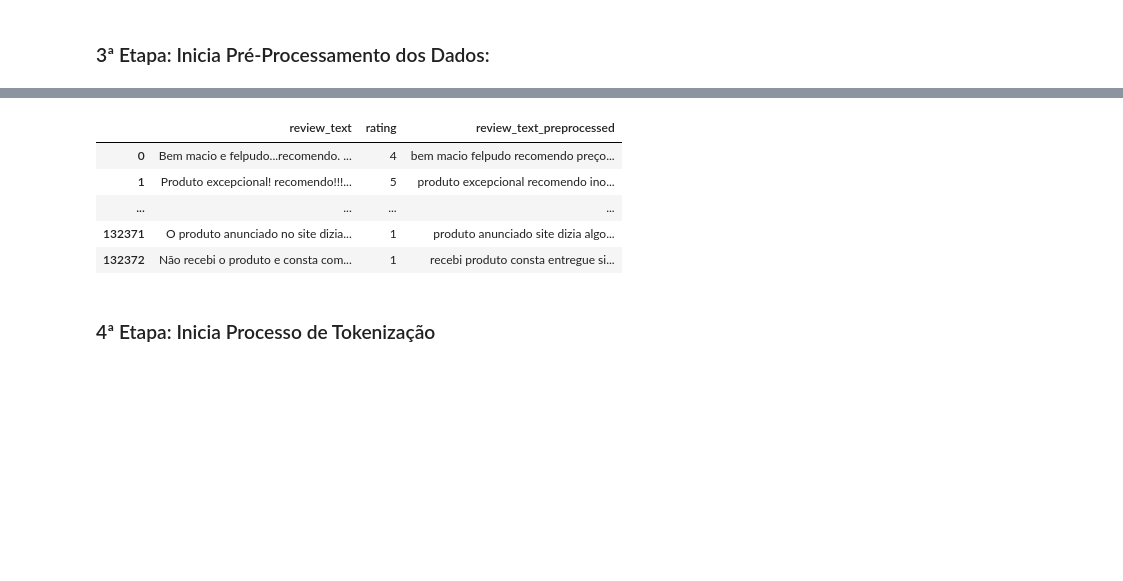
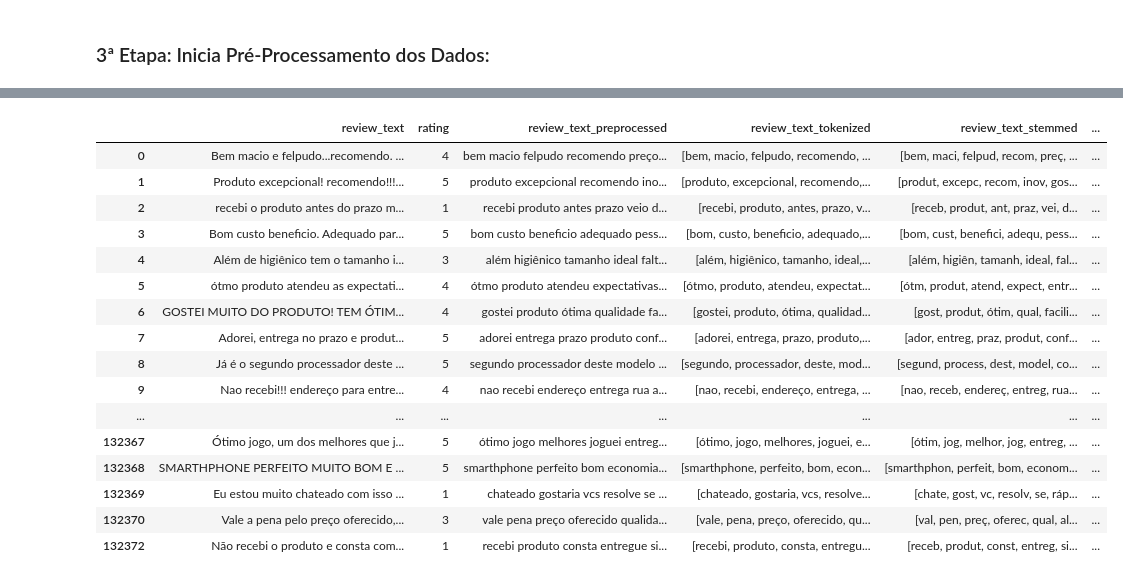
Before and after one commit to raphaelchaves/papa-linguas, a Jupyter notebook: Projeto_PLN_ICMC_V1.ipynb, the cells around one changed output, grey strips where cells are left out. Saved outputs shown, nothing was run; the diff lists cells and outputs as text; code cells hidden in the pictures; blank space fills up the shorter version.

```diff
--- a/Projeto_PLN_ICMC_V1.ipynb
+++ b/Projeto_PLN_ICMC_V1.ipynb
@@ -83,6 +86,9 @@ development_sample = original_data[['review_text', 'rating']]
 # %%
 # Remove valores NaN
 development_sample.dropna(inplace = True)
+# %%
+# Remove Dados Duplicados
+development_sample.drop_duplicates(keep='first', inplace=True)
 # %%
 # Cria um novo atributo na qual o texto será convertido apenas para letras minúsculas
 development_sample['review_text_preprocessed'] = development_sample['review_text'].apply(lambda x: " ".join(x.lower() for x in x.split()))
@@ -101,0 +103,15 @@ development_sample['review_text_preprocessed'] = development_sample['review_text
+# %%
+# Neste momento, não aplicamos a "Lematização", dado que a Nuvem de Palavras não deve mostrar palavras cortadas ou reduzidas, sob o risco de perder seu sentido. Portanto, aplicamos somente o pré-processamento e limpeza inicial dos dados. A remoção de stopwords será feita em seguida.
+
+# Combina todos os comentários numa string única
+text = ' '.join(development_sample['review_text_preprocessed'])
+
+# Cria a Nuvem de Palavras
+wordcloud = WordCloud(width=800, height=400, background_color='white', colormap='Blues_r').generate(text)
+
+# Plotando a Nuvem de Palavras
+plt.figure(figsize=(12, 12))
+plt.imshow(wordcloud, interpolation='bilinear')
+plt.imshow(wordcloud)
+plt.axis('off')
+plt.show()
@@ -101,0 +250,9 @@ development_sample['review_text_preprocessed'] = development_sample['review_text
+# %%
+# Check the basic statistics of the 'review_text' column (e.g., length of reviews)
+development_sample['review_length'] = development_sample['review_text_preprocessed'].apply(len)
+
+development_sample['review_length'].hist(bins=30, edgecolor='black')
+plt.title('Review Length Distribution')
+plt.xlabel('Review Length')
+plt.ylabel('Frequency')
+plt.show()
@@ -101,0 +274,16 @@ development_sample['review_text_preprocessed'] = development_sample['review_text
+# %%
+# No process de "Lematização" vamos buscar reduzir a palavra à sua raiz, retirando todas as inflexões e chegando ao lemma. Porém, essa redução sempre resultará em uma palavra que realmente existe na gramática, diferentemente do processo de "Stemming". Outro ponto importante é que, nessa técnica, a classe gramatical da palavra será levada em consideração para fazer a redução. Para trabalhos de "Análise de Sentimentos", onde a precisão e a compreensão do significado das palavras são essenciais, a "Lematização" é mais indicada que a técnica de "Stemming". A "Lematização" é capaz de manter o contexto e a integridade semântica, permitindo que o modelo entenda melhor os sentimentos expressos no texto. Vamos agora utilizar a biblioteca spaCy para aplicar essa técnica.
+
+# Carregando o modelo de lematização do spaCy para português
+nlp = spacy.load("pt_core_news_sm")
+
+# Função para aplicar Lematização
+def lemmatization(tokens):
+    # Convert the list of tokens back into a string
+    text = " ".join(tokens)
+    doc = nlp(text)  # Processando o texto com o spaCy
+    lemmatized_tokens = [token.lemma_ for token in doc]  # Extraindo as lemas de cada token
+    return " ".join(lemmatized_tokens)  # Return as a string
+
+# Aplicando a Lematização
+development_sample['review_text_lemmatized'] = development_sample['review_text_tokenized'].apply(lemmatization)
@@ -102,11 +296,20 @@ development_sample['review_text_preprocessed'] = development_sample['review_text
 # %%
-display(HTML(development_sample.to_html(max_rows=5)))
+display(HTML(development_sample.to_html(max_rows=20)))
 # %% [output]
-|  | review_text | rating | review_text_preprocessed |
-| 0 | Bem macio e felpudo...recomendo. ... | 4 | bem macio felpudo recomendo preço... |
-| 1 | Produto excepcional! recomendo!!!... | 5 | produto excepcional recomendo ino... |
-| ... | ... | ... | ... |
-| 132371 | O produto anunciado no site dizia... | 1 | produto anunciado site dizia algo... |
-| 132372 | Não recebi o produto e consta com... | 1 | recebi produto consta entregue si... |
+|  | review_text | rating | review_text_preprocessed | review_text_tokenized | review_text_stemmed | ... |
+| 0 | Bem macio e felpudo...recomendo. ... | 4 | bem macio felpudo recomendo preço... | [bem, macio, felpudo, recomendo, ... | [bem, maci, felpud, recom, preç, ... | ... |
+| 1 | Produto excepcional! recomendo!!!... | 5 | produto excepcional recomendo ino... | [produto, excepcional, recomendo,... | [produt, excepc, recom, inov, gos... | ... |
+| 2 | recebi o produto antes do prazo m... | 1 | recebi produto antes prazo veio d... | [recebi, produto, antes, prazo, v... | [receb, produt, ant, praz, vei, d... | ... |
+| 3 | Bom custo beneficio. Adequado par... | 5 | bom custo beneficio adequado pess... | [bom, custo, beneficio, adequado,... | [bom, cust, benefici, adequ, pess... | ... |
+| 4 | Além de higiênico tem o tamanho i... | 3 | além higiênico tamanho ideal falt... | [além, higiênico, tamanho, ideal,... | [além, higiên, tamanh, ideal, fal... | ... |
+| 5 | ótmo produto atendeu as expectati... | 4 | ótmo produto atendeu expectativas... | [ótmo, produto, atendeu, expectat... | [ótm, produt, atend, expect, entr... | ... |
+| 6 | GOSTEI MUITO DO PRODUTO! TEM ÓTIM... | 4 | gostei produto ótima qualidade fa... | [gostei, produto, ótima, qualidad... | [gost, produt, ótim, qual, facili... | ... |
+| 7 | Adorei, entrega no prazo e produt... | 5 | adorei entrega prazo produto conf... | [adorei, entrega, prazo, produto,... | [ador, entreg, praz, produt, conf... | ... |
+| 8 | Já é o segundo processador deste ... | 5 | segundo processador deste modelo ... | [segundo, processador, deste, mod... | [segund, process, dest, model, co... | ... |
+| 9 | Nao recebi!!! endereço para entre... | 4 | nao recebi endereço entrega rua a... | [nao, recebi, endereço, entrega, ... | [nao, receb, endereç, entreg, rua... | ... |
+| ... | ... | ... | ... | ... | ... | ... |
+| 132367 | Ótimo jogo, um dos melhores que j... | 5 | ótimo jogo melhores joguei entreg... | [ótimo, jogo, melhores, joguei, e... | [ótim, jog, melhor, jog, entreg, ... | ... |
+| 132368 | SMARTHPHONE PERFEITO MUITO BOM E ... | 5 | smarthphone perfeito bom economia... | [smarthphone, perfeito, bom, econ... | [smarthphon, perfeit, bom, econom... | ... |
+| 132369 | Eu estou muito chateado com isso ... | 1 | chateado gostaria vcs resolve se ... | [chateado, gostaria, vcs, resolve... | [chate, gost, vc, resolv, se, ráp... | ... |
+| 132370 | Vale a pena pelo preço oferecido,... | 3 | vale pena preço oferecido qualida... | [vale, pena, preço, oferecido, qu... | [val, pen, preç, oferec, qual, al... | ... |
+| 132372 | Não recebi o produto e consta com... | 1 | recebi produto consta entregue si... | [recebi, produto, consta, entregu... | [receb, produt, const, entreg, si... | ... |
-# %% [markdown]
-### 4ª Etapa: Inicia Processo de Tokenização
```
Also changed, not shown: parts of 28 cells of this notebook.
